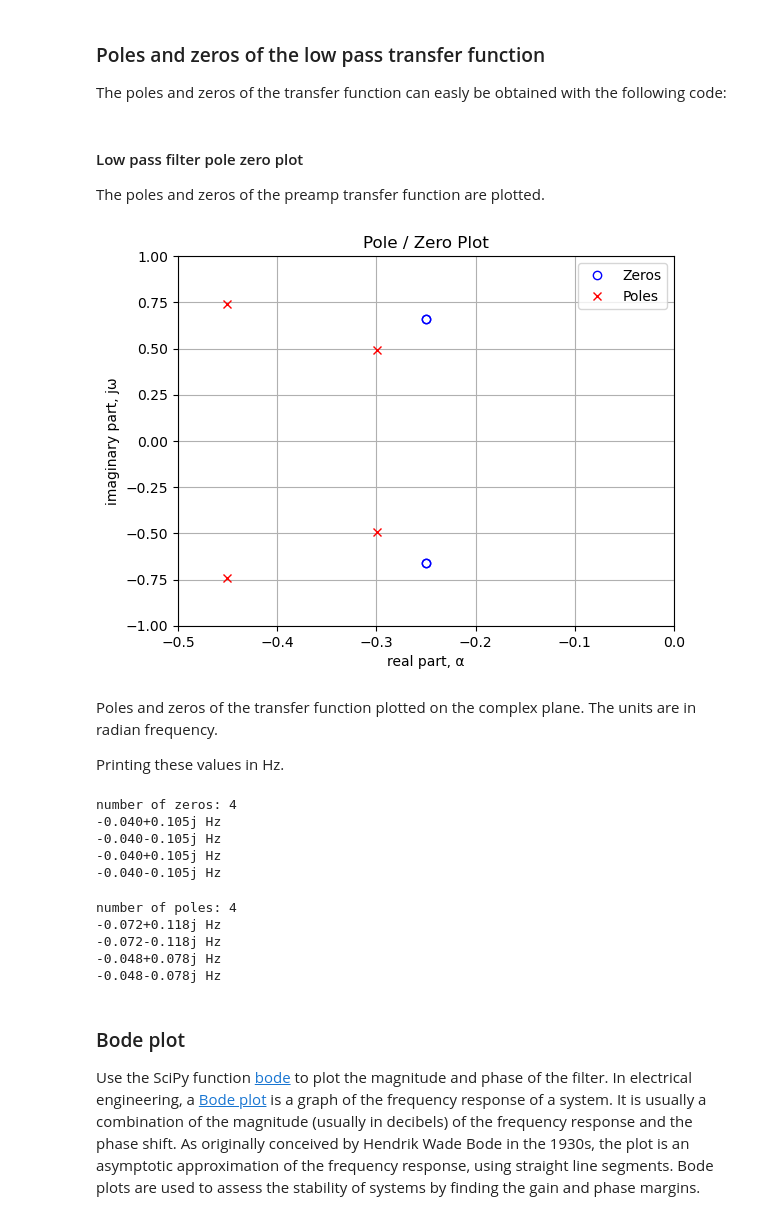
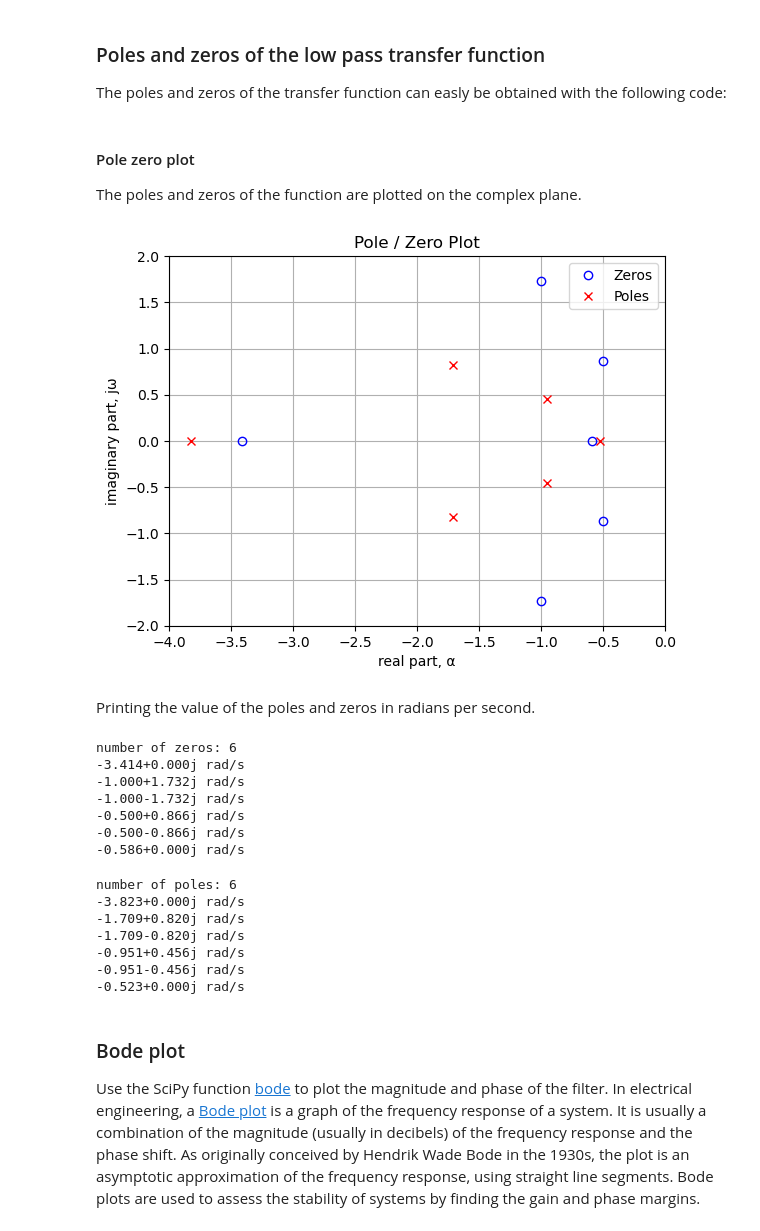
Before and after one commit to Tiburonboy/Symbolic-Modified-Nodal-Analysis-using-Python, a Jupyter notebook: backup/Pi-Filter.ipynb, the cells around one changed output. Drawn from its saved outputs; the diff is of its cells as text; code cells hidden in the pictures.

```diff
--- a/backup/Pi-Filter.ipynb
+++ b/backup/Pi-Filter.ipynb
@@ -536,45 +397,47 @@ The poles and zeros of the transfer function can easly be obtained with the foll
 sys_zeros = np.roots(sys.num)
 sys_poles = np.roots(sys.den)
 # %% [markdown]
-#### Low pass filter pole zero plot
-The poles and zeros of the preamp transfer function are plotted.
+#### Pole zero plot
+The poles and zeros of the function are plotted on the complex plane.
 # %%
 plt.plot(np.real(sys_zeros), np.imag(sys_zeros), 'ob', markerfacecolor='none')
 plt.plot(np.real(sys_poles), np.imag(sys_poles), 'xr')
 plt.legend(['Zeros', 'Poles'], loc=0)
 plt.title('Pole / Zero Plot')
 plt.xlabel('real part, \u03B1')
 plt.ylabel('imaginary part, j\u03C9')
-plt.ylim((-1,1))
-plt.xlim((-0.5,0))
+plt.ylim((-2,2))
+plt.xlim((-4,0))
 plt.grid()
 plt.show()
 # %% [output]
-[figure, old version]
+[figure, new version]
-# %% [markdown]
-Poles and zeros of the transfer function plotted on the complex plane. The units are in radian frequency.
-
-Printing these values in Hz.
+# %% [markdown]
+Printing the value of the poles and zeros in radians per second.
 # %%
 print('number of zeros: {:d}'.format(len(sys_zeros)))
 for i in sys_zeros:
-    print('{:,.3f} Hz'.format(i/(2*np.pi)))
+    print('{:,.3f} rad/s'.format(i))
 # %% [output]
-number of zeros: 4
--0.040+0.105j Hz
--0.040-0.105j Hz
--0.040+0.105j Hz
--0.040-0.105j Hz
+number of zeros: 6
+-3.414+0.000j rad/s
+-1.000+1.732j rad/s
+-1.000-1.732j rad/s
+-0.500+0.866j rad/s
+-0.500-0.866j rad/s
+-0.586+0.000j rad/s
 # %%
 print('number of poles: {:d}'.format(len(sys_poles)))
 for i in sys_poles:
-    print('{:,.3f} Hz'.format(i/(2*np.pi)))
+    print('{:,.3f} rad/s'.format(i))
 # %% [output]
-number of poles: 4
--0.072+0.118j Hz
--0.072-0.118j Hz
--0.048+0.078j Hz
--0.048-0.078j Hz
+number of poles: 6
+-3.823+0.000j rad/s
+-1.709+0.820j rad/s
+-1.709-0.820j rad/s
+-0.951+0.456j rad/s
+-0.951-0.456j rad/s
+-0.523+0.000j rad/s
 # %% [markdown]
 ### Bode plot
 Use the SciPy function [bode](https://docs.scipy.org/doc/scipy/reference/generated/scipy.signal.bode.html) to plot the magnitude and phase of the filter. In electrical engineering, a [Bode plot](https://en.wikipedia.org/wiki/Bode_plot) is a graph of the frequency response of a system. It is usually a combination of the magnitude (usually in decibels) of the frequency response and the phase shift. As originally conceived by Hendrik Wade Bode in the 1930s, the plot is an asymptotic approximation of the frequency response, using straight line segments. Bode plots are used to assess the stability of systems by finding the gain and phase margins.
```
Also changed, not shown: parts of 133 cells of this notebook, 10 other files.
